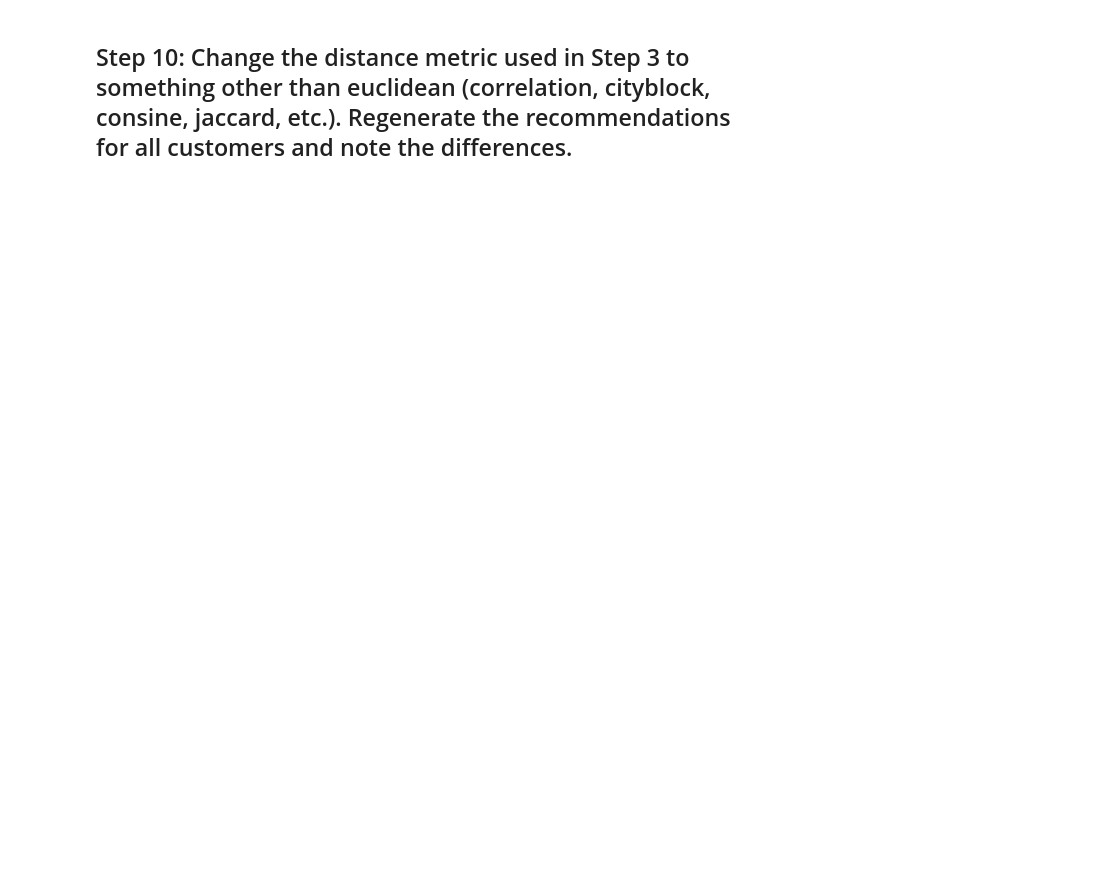
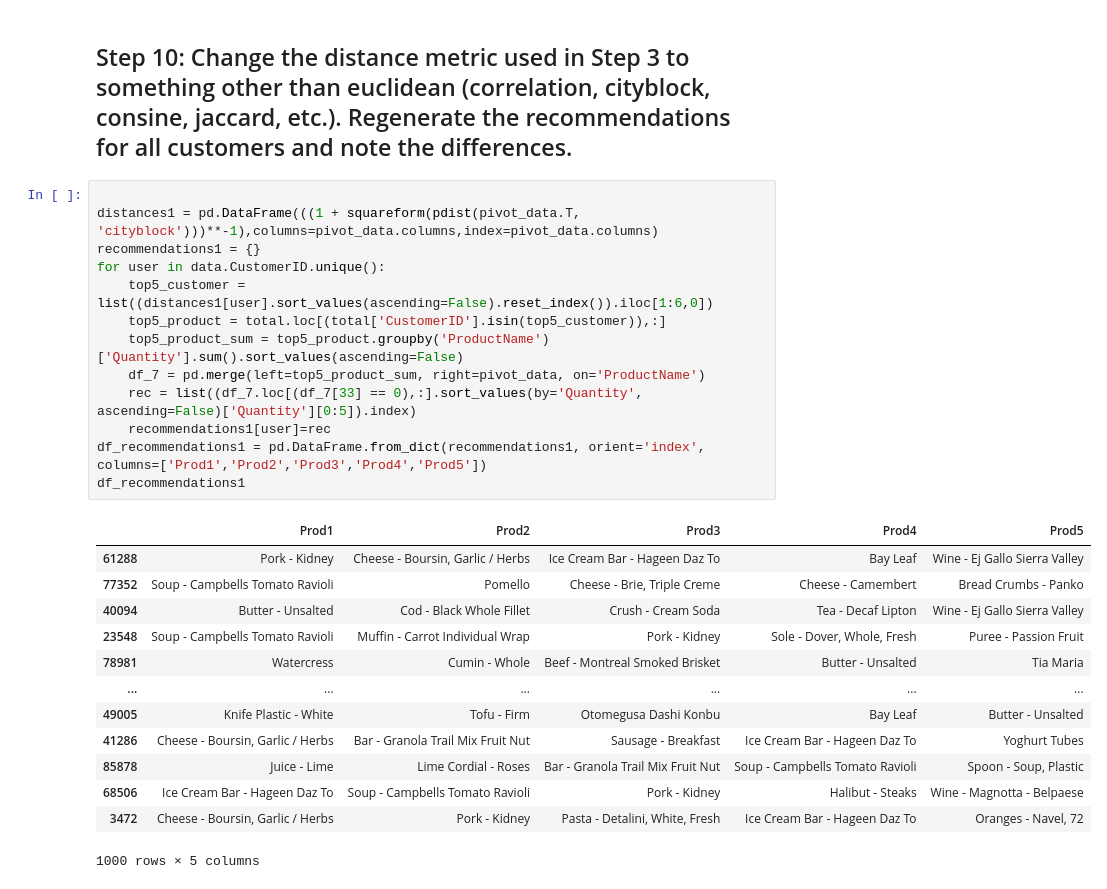
Before and after one commit to luisgzaparolli/Ironhack, a Jupyter notebook: Labs/Week 7/3. Recommender-Systems/your-code/main.ipynb, the cells around one changed output. Cells and saved outputs as stored; diff of their text form; blank space fills up the shorter version.

```diff
--- a/Labs/Week 7/3. Recommender-Systems/your-code/main.ipynb
+++ b/Labs/Week 7/3. Recommender-Systems/your-code/main.ipynb
@@ -88,2 +179,29 @@ This will give you the total number of each product purchased by the 5 most simi
 # %% [markdown]
 ## Step 10: Change the distance metric used in Step 3 to something other than euclidean (correlation, cityblock, consine, jaccard, etc.). Regenerate the recommendations for all customers and note the differences.
+# %%
+
+distances1 = pd.DataFrame(((1 + squareform(pdist(pivot_data.T, 'cityblock')))**-1),columns=pivot_data.columns,index=pivot_data.columns)
+recommendations1 = {}
+for user in data.CustomerID.unique():
+    top5_customer = list((distances1[user].sort_values(ascending=False).reset_index()).iloc[1:6,0])
+    top5_product = total.loc[(total['CustomerID'].isin(top5_customer)),:]
+    top5_product_sum = top5_product.groupby('ProductName')['Quantity'].sum().sort_values(ascending=False)
+    df_7 = pd.merge(left=top5_product_sum, right=pivot_data, on='ProductName')
+    rec = list((df_7.loc[(df_7[33] == 0),:].sort_values(by='Quantity', ascending=False)['Quantity'][0:5]).index)
+    recommendations1[user]=rec
+df_recommendations1 = pd.DataFrame.from_dict(recommendations1, orient='index', columns=['Prod1','Prod2','Prod3','Prod4','Prod5'])
+df_recommendations1
+# %% [output]
+|  | Prod1 | Prod2 | Prod3 | Prod4 | Prod5 |
+| 61288 | Pork - Kidney | Cheese - Boursin, Garlic / Herbs | Ice Cream Bar - Hageen Daz To | Bay Leaf | Wine - Ej Gallo Sierra Valley |
+| 77352 | Soup - Campbells Tomato Ravioli | Pomello | Cheese - Brie, Triple Creme | Cheese - Camembert | Bread Crumbs - Panko |
+| 40094 | Butter - Unsalted | Cod - Black Whole Fillet | Crush - Cream Soda | Tea - Decaf Lipton | Wine - Ej Gallo Sierra Valley |
+| 23548 | Soup - Campbells Tomato Ravioli | Muffin - Carrot Individual Wrap | Pork - Kidney | Sole - Dover, Whole, Fresh | Puree - Passion Fruit |
+| 78981 | Watercress | Cumin - Whole | Beef - Montreal Smoked Brisket | Butter - Unsalted | Tia Maria |
+| ... | ... | ... | ... | ... | ... |
+| 49005 | Knife Plastic - White | Tofu - Firm | Otomegusa Dashi Konbu | Bay Leaf | Butter - Unsalted |
+| 41286 | Cheese - Boursin, Garlic / Herbs | Bar - Granola Trail Mix Fruit Nut | Sausage - Breakfast | Ice Cream Bar - Hageen Daz To | Yoghurt Tubes |
+| 85878 | Juice - Lime | Lime Cordial - Roses | Bar - Granola Trail Mix Fruit Nut | Soup - Campbells Tomato Ravioli | Spoon - Soup, Plastic |
+| 68506 | Ice Cream Bar - Hageen Daz To | Soup - Campbells Tomato Ravioli | Pork - Kidney | Halibut - Steaks | Wine - Magnotta - Belpaese |
+| 3472 | Cheese - Boursin, Garlic / Herbs | Pork - Kidney | Pasta - Detalini, White, Fresh | Ice Cream Bar - Hageen Daz To | Oranges - Navel, 72 |
+1000 rows × 5 columns
```
Also changed, not shown: parts of 12 cells of this notebook, 5 other files.
